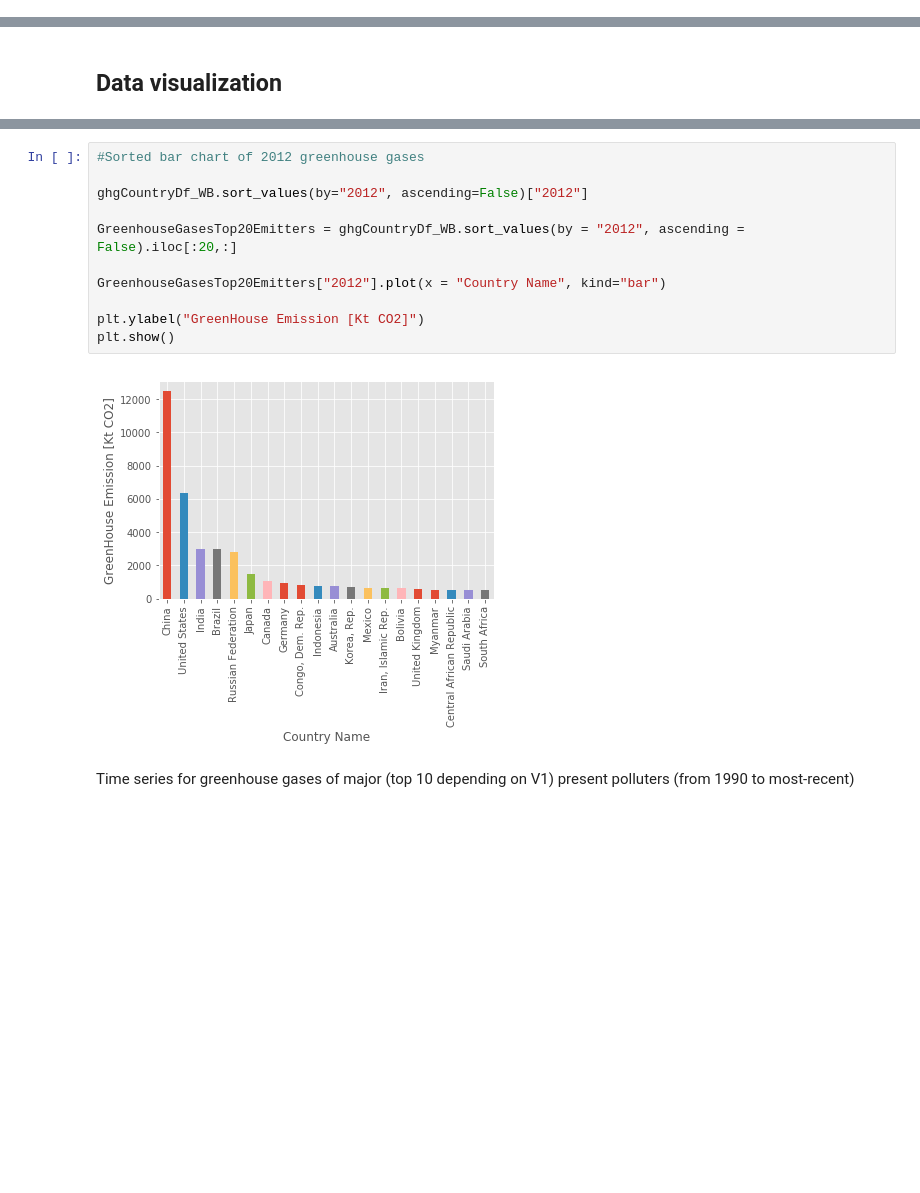
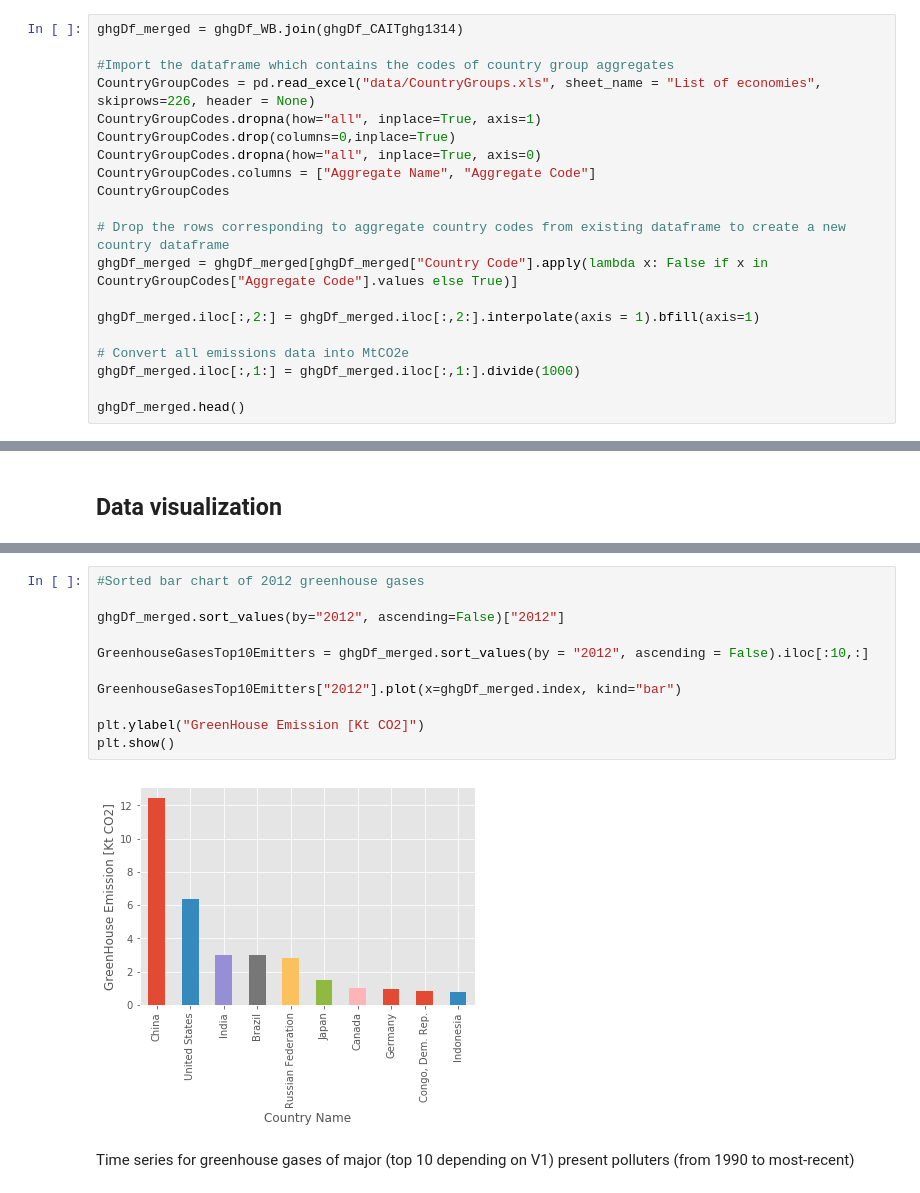
Before and after one commit to jasonrwang/ghg_analytics, a Jupyter notebook: ghg_analytics.ipynb, the cells around one changed output, grey strips where cells are left out. Saved outputs shown, nothing was run; the diff lists cells and outputs as text; blank space fills up the shorter version.

```diff
--- a/ghg_analytics.ipynb
+++ b/ghg_analytics.ipynb
@@ -147,0 +150,20 @@ ghgDf_merged.head()
+# %%
+ghgDf_merged = ghgDf_WB.join(ghgDf_CAITghg1314)
+
+#Import the dataframe which contains the codes of country group aggregates
+CountryGroupCodes = pd.read_excel("data/CountryGroups.xls", sheet_name = "List of economies", skiprows=226, header = None)
+CountryGroupCodes.dropna(how="all", inplace=True, axis=1)
+CountryGroupCodes.drop(columns=0,inplace=True)
+CountryGroupCodes.dropna(how="all", inplace=True, axis=0)
+CountryGroupCodes.columns = ["Aggregate Name", "Aggregate Code"]
+CountryGroupCodes
+
+# Drop the rows corresponding to aggregate country codes from existing dataframe to create a new country dataframe
+ghgDf_merged = ghgDf_merged[ghgDf_merged["Country Code"].apply(lambda x: False if x in CountryGroupCodes["Aggregate Code"].values else True)]
+
+ghgDf_merged.iloc[:,2:] = ghgDf_merged.iloc[:,2:].interpolate(axis = 1).bfill(axis=1)
+
+# Convert all emissions data into MtCO2e
+ghgDf_merged.iloc[:,1:] = ghgDf_merged.iloc[:,1:].divide(1000)
+
+ghgDf_merged.head()
@@ -463,15 +505,15 @@ ghgCountryDf_WB = ghgDf_WB[ghgDf_WB["Country Code"].apply(lambda x: False if x i
 # %%
 #Sorted bar chart of 2012 greenhouse gases
 
-ghgCountryDf_WB.sort_values(by="2012", ascending=False)["2012"]
+ghgDf_merged.sort_values(by="2012", ascending=False)["2012"]
 
-GreenhouseGasesTop20Emitters = ghgCountryDf_WB.sort_values(by = "2012", ascending = False).iloc[:20,:]
+GreenhouseGasesTop10Emitters = ghgDf_merged.sort_values(by = "2012", ascending = False).iloc[:10,:]
 
-GreenhouseGasesTop20Emitters["2012"].plot(x = "Country Name", kind="bar")
+GreenhouseGasesTop10Emitters["2012"].plot(x=ghgDf_merged.index, kind="bar")
 
 plt.ylabel("GreenHouse Emission [Kt CO2]")
 plt.show()
 # %% [output]
-[figure, old version]
+[figure, new version]
 # %% [markdown]
 Time series for greenhouse gases of major (top 10 depending on V1) present polluters (from 1990 to most-recent)
```
Also changed, not shown: parts of 13 cells of this notebook.
